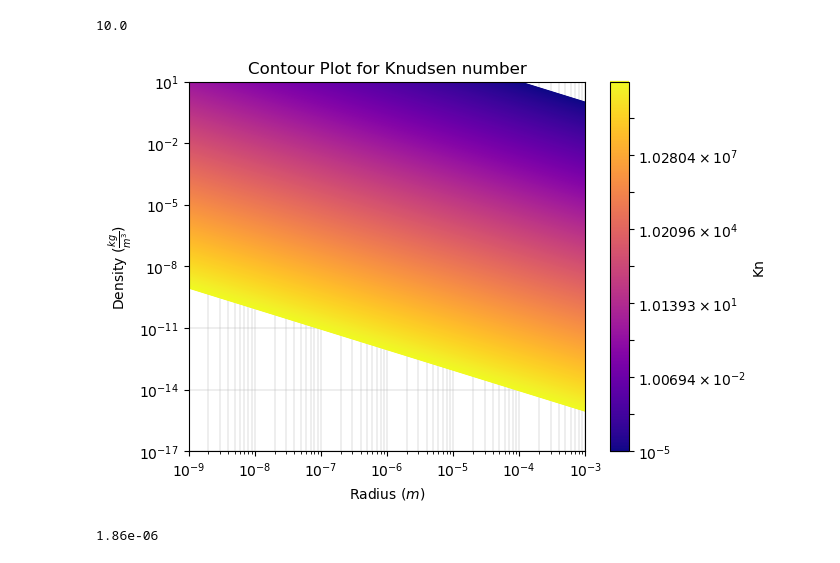
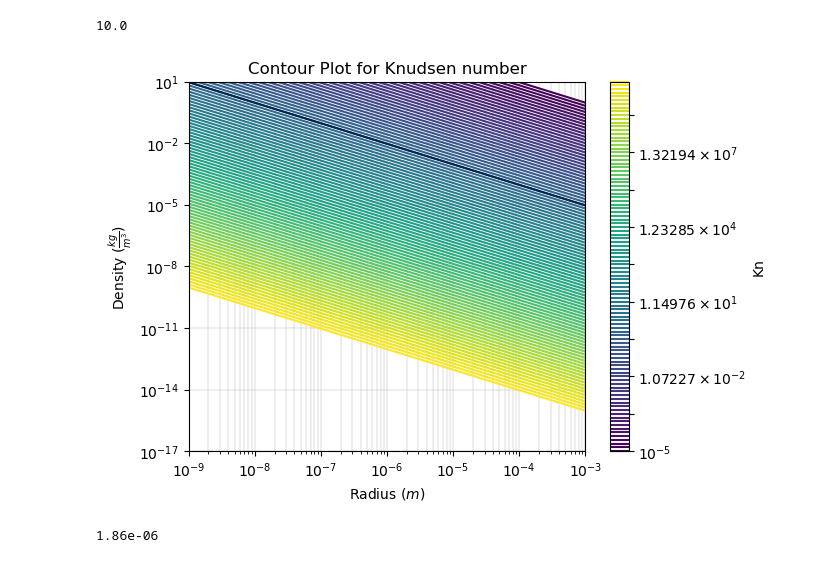
Before and after one commit to drraurau/Browndwarfs_Cloud, a Jupyter notebook: Knudsencontour2.ipynb, the cells around one changed output. Drawn from its saved outputs; the diff is of its cells as text; code cells hidden in the pictures.

Commit message:
Knudsen completed with K = 1

```diff
--- a/Knudsencontour2.ipynb
+++ b/Knudsencontour2.ipynb
@@ -36,37 +36,47 @@ rho_log = np.logspace(-17,1,1000)
 
 
 #Converting Radius and rho into a total 2D array
 Rad, Rho = np.meshgrid(Rad_log,rho_log)
 
 
 Knudsen = (C)/((Rad) * (Rho))
 
 
 #Contour_plot_1 = plt.contourf(Rad,Rho, Knudsen,levels = [1], cmap = 'magma')
 Contour_plot = plt.contour(
     Rad,Rho, Knudsen,
-    levels = np.logspace(-5,10,1000),
+    levels = np.logspace(-5,10,100),
     #norm arguement tells you how the colour must be mapped
     norm = LogNorm(),
-    cmap = 'plasma')
+    cmap = 'viridis')
+plt.colorbar(label = 'Kn')
+
+
+Contour_plot2 = plt.contour(
+    Rad,Rho, Knudsen,
+    levels = [1],
+    #norm arguement tells you how the colour must be mapped
+    norm = LogNorm(),
+    cmap = 'cividis')
+
 
 plt.xlabel('Radius ($m$)')
 plt.ylabel('Density ($\\frac{kg}{m^3}$)')
 plt.xscale('log')
 plt.yscale('log')
 
 
 
-plt.colorbar(label = 'Kn')
+
 
 plt.title('Contour Plot for Knudsen number')
 
 plt.grid(which= 'both', linewidth = 0.3)
 
 
 plt.show()
 # %% [output]
-[figure, old version]
+[figure, new version]
 # %%
 # %% [output]
 1.86e-06
```
